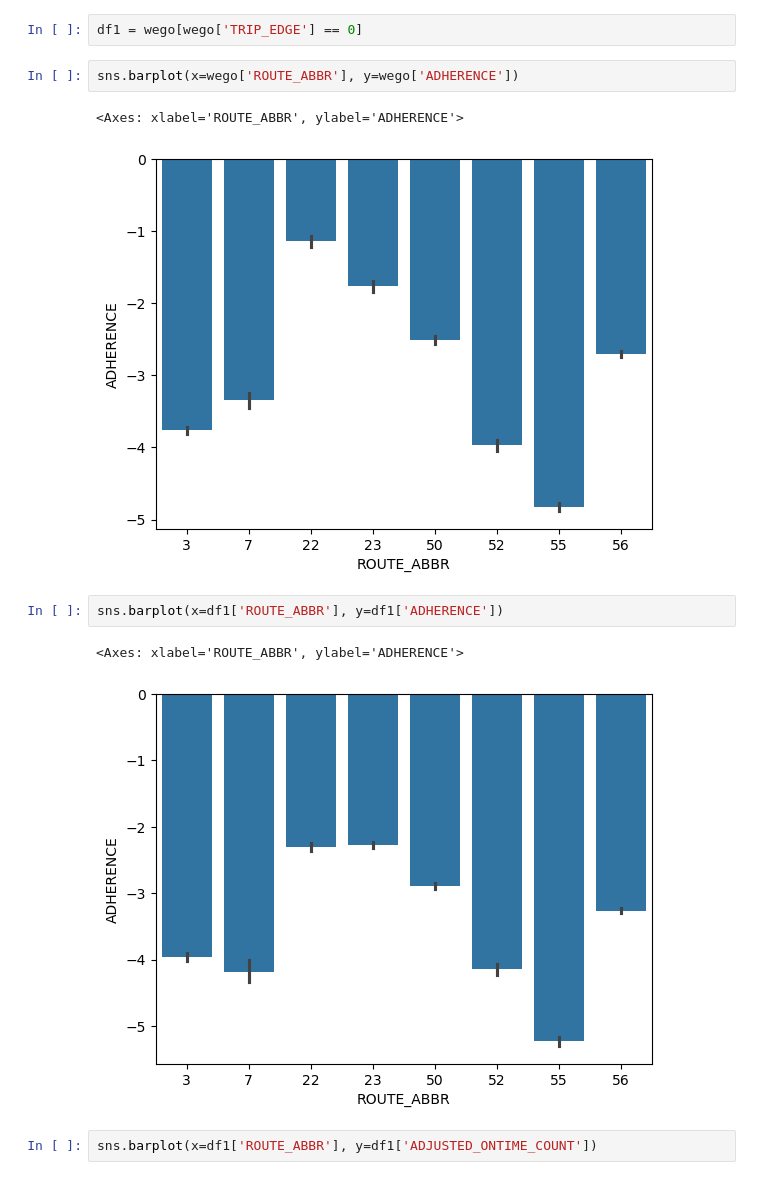
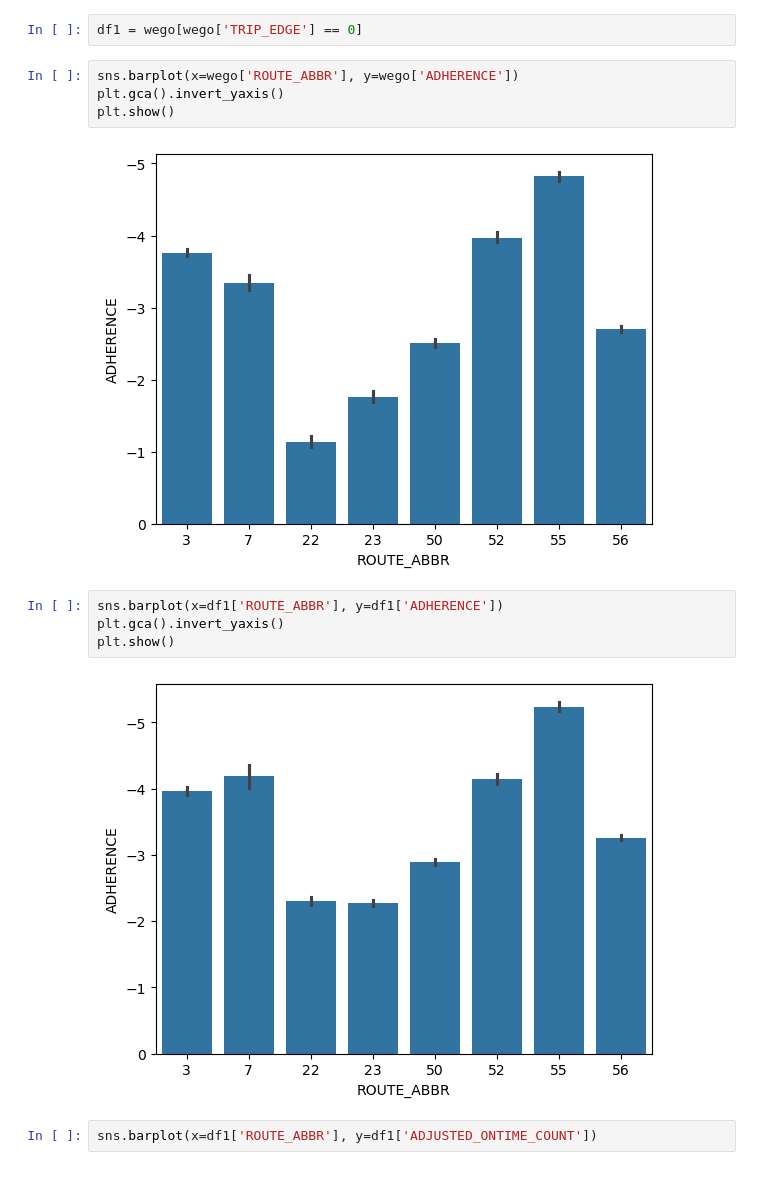
Before and after one commit to NSS-Data-Analytics-Cohort-12/wego-python-da12-javascript-express, a Jupyter notebook: notebooks/wego_project.ipynb, the cells around one changed output. Saved outputs shown, nothing was run; the diff lists cells and outputs as text.

```diff
--- a/notebooks/wego_project.ipynb
+++ b/notebooks/wego_project.ipynb
@@ -104,14 +104,16 @@ Name: count, dtype: int64
 df1 = wego[wego['TRIP_EDGE'] == 0]
 # %%
 sns.barplot(x=wego['ROUTE_ABBR'], y=wego['ADHERENCE'])
+plt.gca().invert_yaxis()
+plt.show()
 # %% [output]
-<Axes: xlabel='ROUTE_ABBR', ylabel='ADHERENCE'>
-[figure, old version]
+[figure, new version]
 # %%
 sns.barplot(x=df1['ROUTE_ABBR'], y=df1['ADHERENCE'])
+plt.gca().invert_yaxis()
+plt.show()
 # %% [output]
-<Axes: xlabel='ROUTE_ABBR', ylabel='ADHERENCE'>
-[figure, old version]
+[figure, new version]
 # %%
 sns.barplot(x=df1['ROUTE_ABBR'], y=df1['ADJUSTED_ONTIME_COUNT'])
 # %% [output]
```
Also changed, not shown: parts of 9 cells of this notebook.
